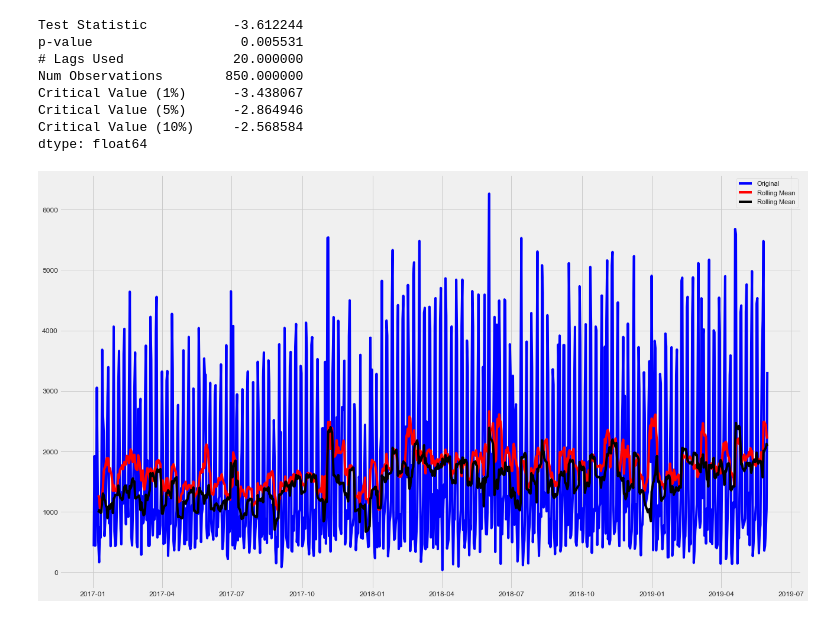
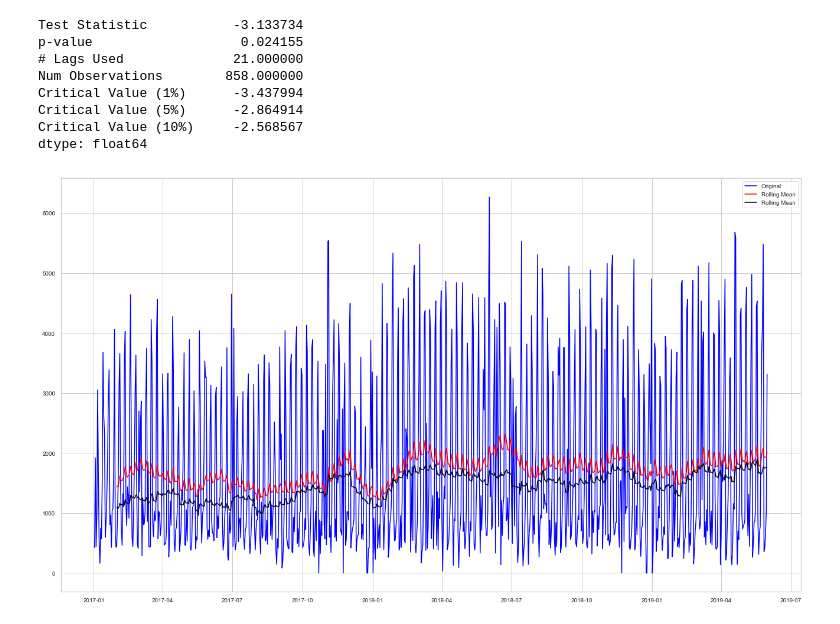
Before and after one commit to maks-p/restaurant_sales_forecasting, a Jupyter notebook: sales_pipeline_scratch_v1.ipynb, the cells around one changed output. Cells and saved outputs as stored; diff of their text form; code cells hidden in the pictures.

```diff
--- a/sales_pipeline_scratch_v1.ipynb
+++ b/sales_pipeline_scratch_v1.ipynb
@@ -97,24 +123,24 @@ daily_average_matrix(dfx)
 # %%
 # Year over Year
-
-dfm = dfx[dfx.index.month < 6] # Analyzing Months 1 through 5
+plt.style.use('fivethirtyeight')
+df_ytd = dfx[dfx.index.month < 6] # Analyzing Months 1 through 5
 
 plt.figure(figsize=(9,9))
 
-sns.stripplot(x=dfm.index.dayofweek,
-               y=dfm.Sales,
-               hue=dfm.index.year,
-               data=dfm,
+sns.stripplot(x=df_ytd.index.dayofweek,
+               y=df_ytd.sales,
+               hue=df_ytd.index.year,
+               data=df_ytd,
                dodge=0.35,
-               alpha=0.75
+               alpha=0.65
                 );
 
-sns.pointplot(x=dfm.index.dayofweek,
-               y=dfm.Sales,
-               hue=dfm.index.year,
-               data=dfm,
+sns.pointplot(x=df_ytd.index.dayofweek,
+               y=df_ytd.sales,
+               hue=df_ytd.index.year,
+               data=df_ytd,
                dodge=0.55,
-               alpha=0.85,
+               alpha=0.75,
                join=False,
                ci=None
                 );
@@ -144,0 +167,7 @@ sns.barplot(x=dfm.index.year, y=dfm.Sales, data=dfm, ci=None);
+# %%
+plt.style.use('fivethirtyeight')
+df_monthly = dfx.resample('M').agg({'sales': 'sum'})
+plt.figure(figsize=(12,8))
+
+sns.barplot(x=df_monthly.index, y=df_monthly.sales, data=df_monthly)
+plt.xticks(rotation='vertical');
@@ -178,45 +234,45 @@ from statsmodels.tsa.stattools import adfuller
 # %%
 def test_stationarity(df, Sales):
 
-    rolmean = dfx['Sales'].rolling(window = 7, center=False).mean()
-    rolstd = dfx['Sales'].rolling(window = 7, center=False).std()
+    rolmean = dfx['sales'].rolling(window = 30, center=False).mean()
+    rolstd = dfx['sales'].rolling(window = 30, center=False).std()
 
     plt.figure(figsize=(20, 12))
 
-    orig = plt.plot(df['Sales'],
+    orig = plt.plot(df['sales'],
                     color='blue',
                     label = 'Original')
 
     mean = plt.plot(rolmean,
                    color = 'red',
                    label = 'Rolling Mean')
 
     std = plt.plot(rolstd,
                    color = 'black',
                    label = 'Rolling Mean')
 
     plt.legend(loc='best')
 
-    dftest = adfuller(dfx['Sales'],
+    dftest = adfuller(dfx['sales'],
                      autolag='AIC')
     dfoutput = pd.Series(dftest[0:4],
                         index= ['Test Statistic',
                                'p-value',
                                '# Lags Used',
                                'Num Observations'])
 
     for key, value in dftest[4].items():
         dfoutput['Critical Value (%s)'%key] = value
     print(dfoutput)
 
-test_stationarity(df = dfx, Sales='Sales')
+test_stationarity(df = dfx, Sales='sales')
 # %% [output]
-Test Statistic           -3.612244
-p-value                   0.005531
-# Lags Used              20.000000
-Num Observations        850.000000
-Critical Value (1%)      -3.438067
-Critical Value (5%)      -2.864946
-Critical Value (10%)     -2.568584
+Test Statistic           -3.133734
+p-value                   0.024155
+# Lags Used              21.000000
+Num Observations        858.000000
+Critical Value (1%)      -3.437994
+Critical Value (5%)      -2.864914
+Critical Value (10%)     -2.568567
 dtype: float64
-[figure, old version]
+[figure, new version]
```
Also changed, not shown: parts of 17 cells of this notebook, 1 other file.
